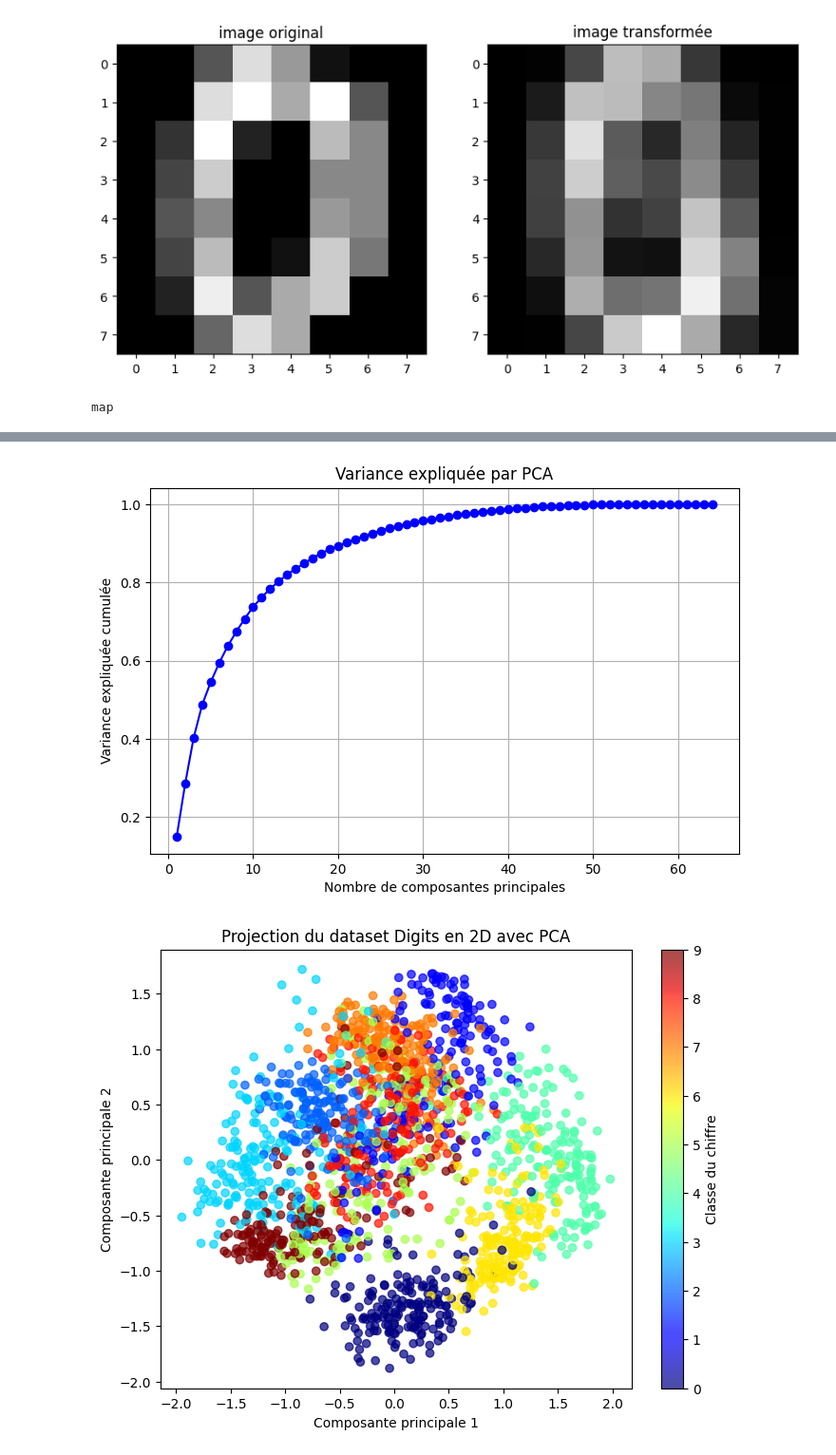
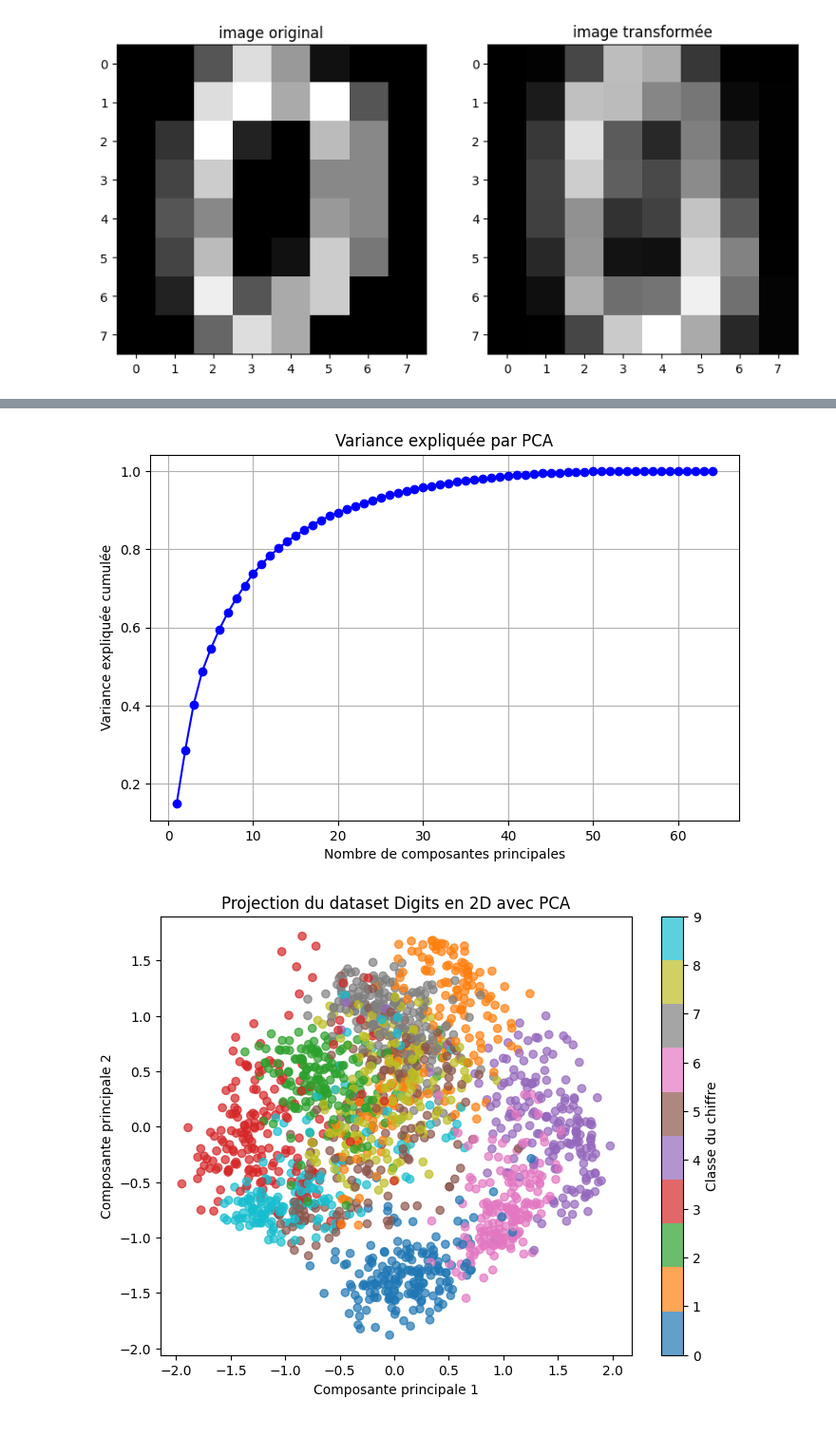
Before and after one commit to bogwee/intro_ml_2025, a Jupyter notebook: src/clovis/code3.ipynb, the cells around one changed output, grey strips where cells are left out. Shown at 95% size. Saved outputs shown, nothing was run; the diff lists cells and outputs as text; code cells hidden in the pictures.

```diff
--- a/src/clovis/code3.ipynb
+++ b/src/clovis/code3.ipynb
@@ -133,19 +133,11 @@ plt.show()
 # Finally: plot the original image and the 15 approximation on a 4x4 subfigure
 # %% [output]
 [figure]
-# %%
-#### TODO: Explore the explanined variance of PCA and plot
-
-# Create the visualization plot
-tab_2D = PCA(n_components=2).fit(F)
-compressed_sample = map(pca.transform,F.reshape(1, -1))
-type(compressed_sample)
-# %% [output]
-map
 # %%
 # 🔹 Application du PCA pour analyser la variance expliquée
 pca = PCA(n_components=F.shape[1])  # On garde toutes les dimensions au début
 pca.fit(F)
+print(pca.explained_variance_ratio_)
 explained_variance = np.cumsum(pca.explained_variance_ratio_)
 print(64-len(explained_variance[explained_variance>=0.95]))
 plt.figure(figsize=(8, 5))
@@ -160,7 +152,7 @@ pca_2d = PCA(n_components=2)
 F_pca = pca_2d.fit_transform(F)
 
 plt.figure(figsize=(8, 6))
-scatter = plt.scatter(F_pca[:, 0], F_pca[:, 1], c=y, cmap='jet', alpha=0.7)
+scatter = plt.scatter(F_pca[:, 0], F_pca[:, 1], c=digits.target, cmap='tab10', alpha=0.7)
 plt.colorbar(scatter, label="Classe du chiffre")
 plt.xlabel("Composante principale 1")
 plt.ylabel("Composante principale 2")
@@ -171,2 +179,2 @@ plt.show()
 [figure]
-[figure, old version]
+[figure, new version]
```
Also changed, not shown: parts of 13 cells of this notebook.
